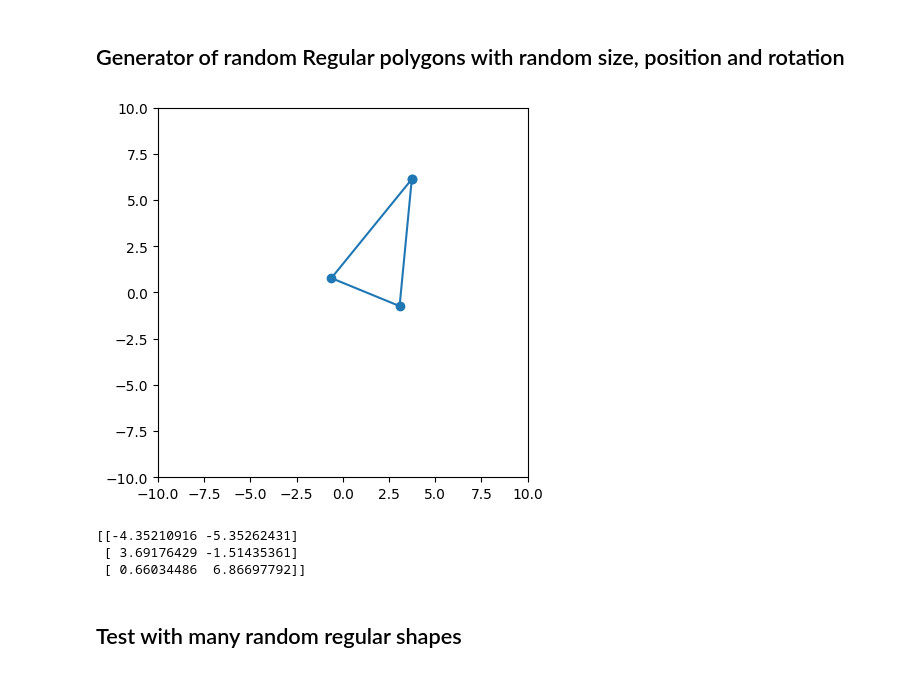
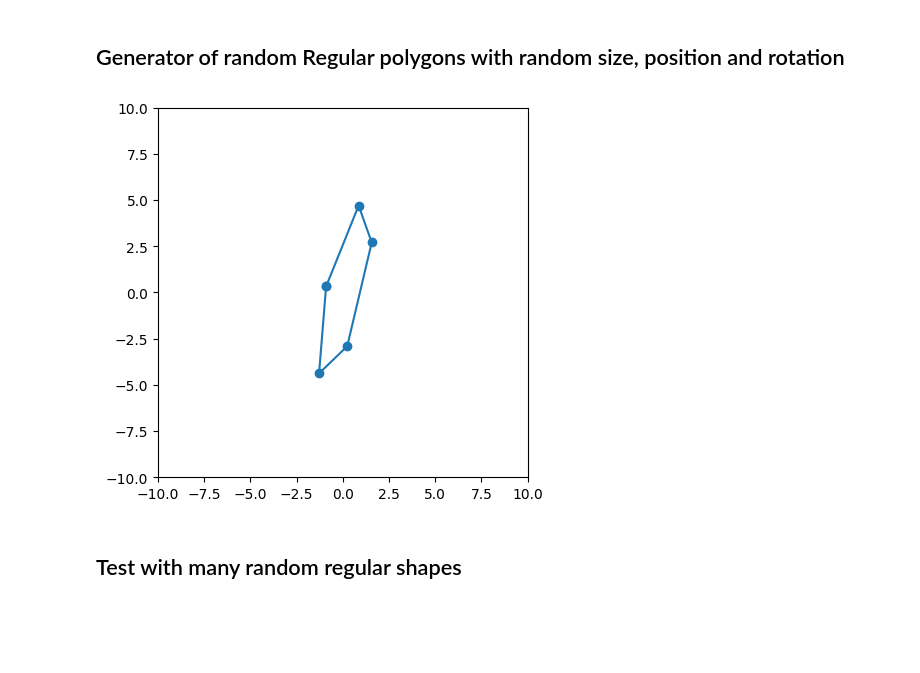
Before and after one commit to vectozavr/collision_detection, a Jupyter notebook: gjk_and_sat_np_accelerated.ipynb, the cells around one changed output. Cells and saved outputs as stored; diff of their text form; code cells hidden in the pictures; blank space fills up the shorter version.

```diff
--- a/gjk_and_sat_np_accelerated.ipynb
+++ b/gjk_and_sat_np_accelerated.ipynb
@@ -386,50 +386,43 @@ def generate_random_regular_polygon(num_points, plot=False):
     num_points = max(3, num_points)
 
     # Generate random size, angle and position
-    w = 0.3 + np.random.rand(1)*5
-    h = 0.3 + np.random.rand(1)*5
+    w = np.random.rand(1)*5
+    h = np.random.rand(1)*5
     phi = np.random.rand(1)*2*np.pi
     pos = (np.random.rand(1) - 0.5)*2*5
 
     # Generate points
     points = np.array([[w*np.cos(alpha), h*np.sin(alpha)] for alpha in np.arange(0, 2*np.pi, 2*np.pi/num_points)])
 
     points = points.reshape((len(points), 2))
 
     rotation_matrix = np.array([[np.cos(phi), -np.sin(phi)],
                                 [np.sin(phi), np.cos(phi)]]).reshape(2, 2)
 
     points = points@rotation_matrix + pos
 
 
     # Plot the convex shape
     if plot:
         plt.xlim(-10, 10)
         plt.ylim(-10, 10)
 
         x_list = [v[0] for v in points]
         y_list = [v[1] for v in points]
         # add the first point to close the figure
         x_list.append(points[0, 0])
         y_list.append(points[0, 1])
         plt.plot(x_list, y_list, marker = 'o')
 
         plt.gca().set_aspect('equal', adjustable='box')  # Equal aspect ratio
         plt.show()
 
     return points
 
 # Example: Generate a random convex shape with exactly 5 points
-shape1 = generate_random_regular_polygon(3, True)
-
-edges = np.roll(shape1, -1, axis=0)-shape1
-
-print(edges)
+shape1 = generate_random_regular_polygon(5, True)
 # %% [output]
-[figure, old version]
+[figure, new version]
-[[-4.35210916 -5.35262431]
- [ 3.69176429 -1.51435361]
- [ 0.66034486  6.86697792]]
 # %% [markdown]
 ## Test with many random regular shapes
 # %%
```
Also changed, not shown: parts of 31 cells of this notebook, 12 other files.
